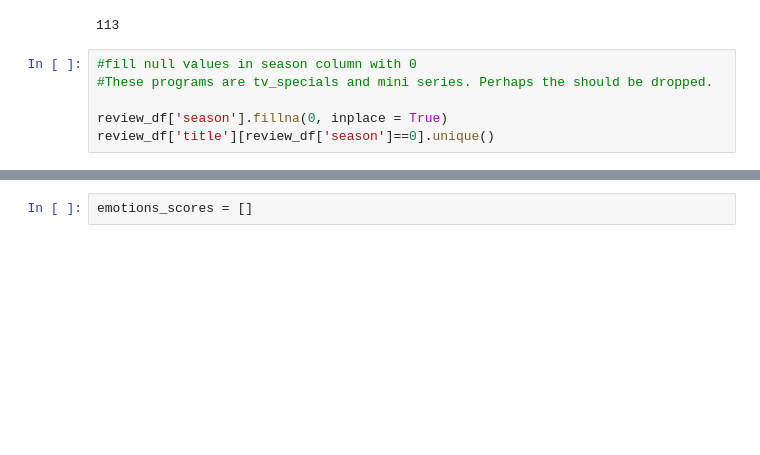
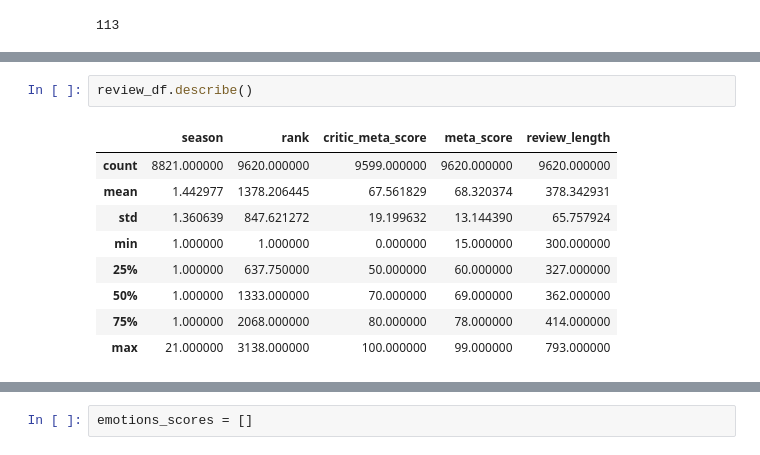
Before and after one commit to michaelangelo-kodjoe/TV_shows_ML_Analysis, a Jupyter notebook: Initial_NN_Model.ipynb, the cells around one changed output, grey strips where cells are left out. Drawn from its saved outputs; the diff is of its cells as text; blank space fills up the shorter version.

```diff
--- a/Initial_NN_Model.ipynb
+++ b/Initial_NN_Model.ipynb
@@ -32,9 +32,3 @@ multiple_seasons.sort_values(ascending = False).head(10)
 len(multiple_seasons)
 # %% [output]
 113
-# %%
-#fill null values in season column with 0
-#These programs are tv_specials and mini series. Perhaps the should be dropped.
-
-review_df['season'].fillna(0, inplace = True)
-review_df['title'][review_df['season']==0].unique()
@@ -59,3 +51,15 @@ array(['Bo Burnham: Inside', 'Planet Earth: Blue Planet II',
+# %%
+review_df.describe()
+# %% [output]
+|  | season | rank | critic_meta_score | meta_score | review_length |
+| count | 8821.000000 | 9620.000000 | 9599.000000 | 9620.000000 | 9620.000000 |
+| mean | 1.442977 | 1378.206445 | 67.561829 | 68.320374 | 378.342931 |
+| std | 1.360639 | 847.621272 | 19.199632 | 13.144390 | 65.757924 |
+| min | 1.000000 | 1.000000 | 0.000000 | 15.000000 | 300.000000 |
+| 25% | 1.000000 | 637.750000 | 50.000000 | 60.000000 | 327.000000 |
+| 50% | 1.000000 | 1333.000000 | 70.000000 | 69.000000 | 362.000000 |
+| 75% | 1.000000 | 2068.000000 | 80.000000 | 78.000000 | 414.000000 |
+| max | 21.000000 | 3138.000000 | 100.000000 | 99.000000 | 793.000000 |
 # %%
 # Check how many null values are in the dataframe
 review_df.isnull().sum()
```
Also changed, not shown: parts of 17 cells of this notebook, 4 other files.
